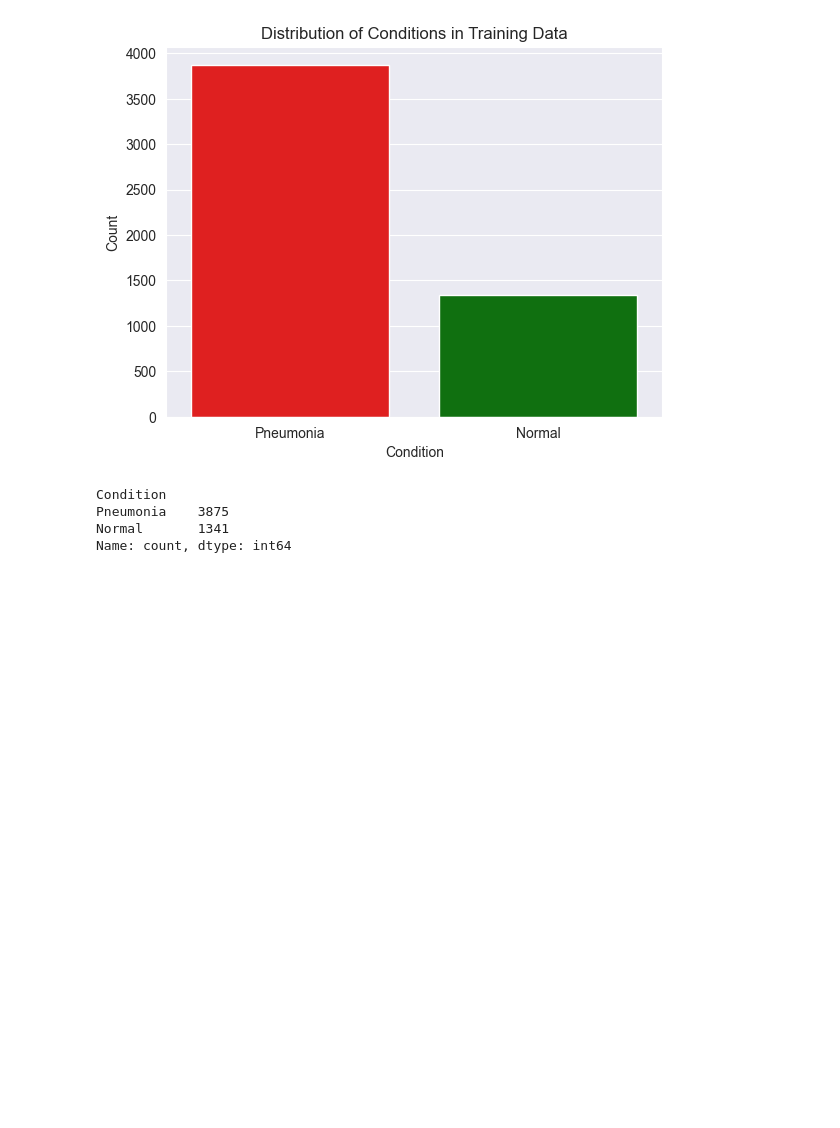
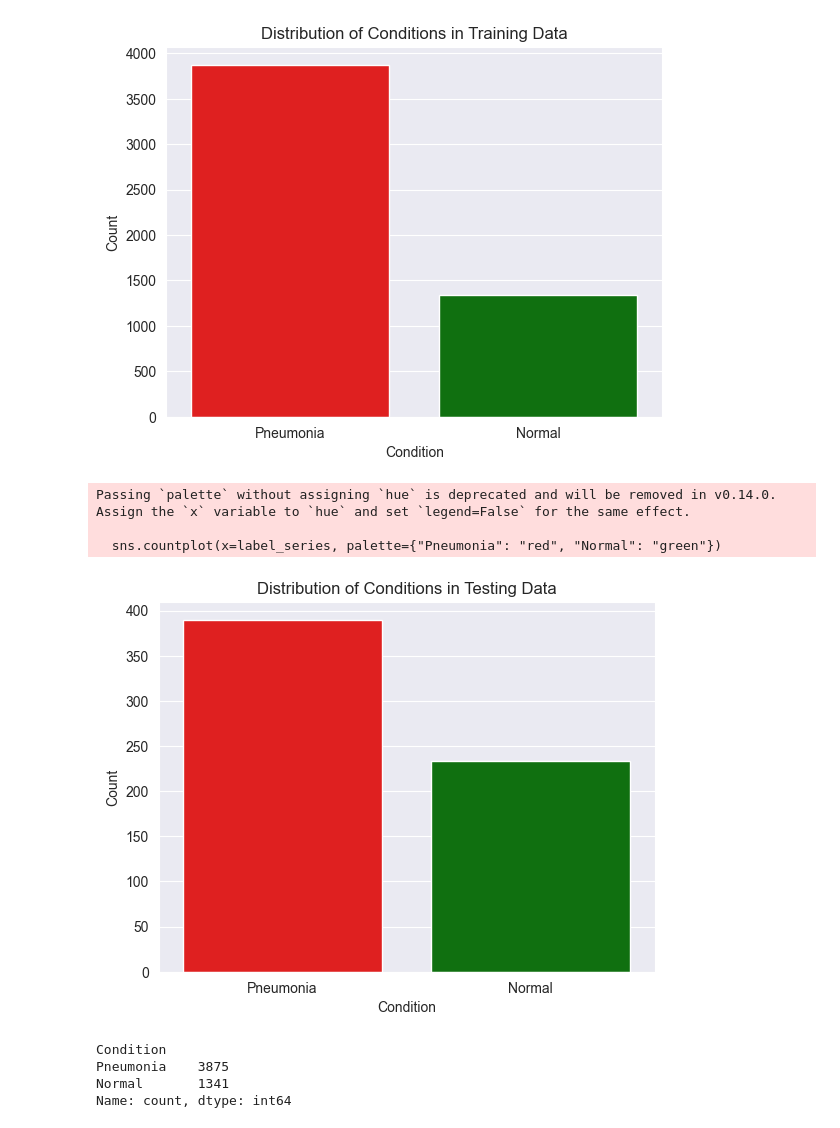
Before and after one commit to Xninety-nine/Capstone-3-Predicting-Pneumonia-in-X-ray-Images, a Jupyter notebook: CAP3_PreProcess_&_Modeling.ipynb, the cells around one changed output. Saved outputs shown, nothing was run; the diff lists cells and outputs as text; code cells hidden in the pictures; blank space fills up the shorter version.

```diff
--- a/CAP3_Data_Wrangling_&_EDA.ipynb
+++ b/CAP3_PreProcess_&_Modeling.ipynb
@@ -104,6 +124,32 @@ Passing `palette` without assigning `hue` is deprecated and will be removed in v
 
   sns.countplot(x=label_series, palette={"Pneumonia": "red", "Normal": "green"})
 [figure]
+# %%
+# Convert the list to a Pandas Series for Seaborn compatibility
+list2 = []
+for i in test:
+    if i[1] == 0:
+        list2.append("Pneumonia")
+    else:
+        list2.append("Normal")
+
+# Convert to Pandas Series
+label_series = pd.Series(list2, name="Condition")
+
+# Plot with Seaborn
+sns.set_style('darkgrid')
+sns.countplot(x=label_series, palette={"Pneumonia": "red", "Normal": "green"})
+
+# Add titles and labels
+plt.title("Distribution of Conditions in Testing Data")
+plt.xlabel("Condition")
+plt.ylabel("Count")
+plt.show()
+# %% [output]
+Passing `palette` without assigning `hue` is deprecated and will be removed in v0.14.0. Assign the `x` variable to `hue` and set `legend=False` for the same effect.
+
+  sns.countplot(x=label_series, palette={"Pneumonia": "red", "Normal": "green"})
+[figure, added]
 # %%
 #Count number of conditions
 label_series.value_counts()
```
Also changed, not shown: parts of 45 cells of this notebook.
